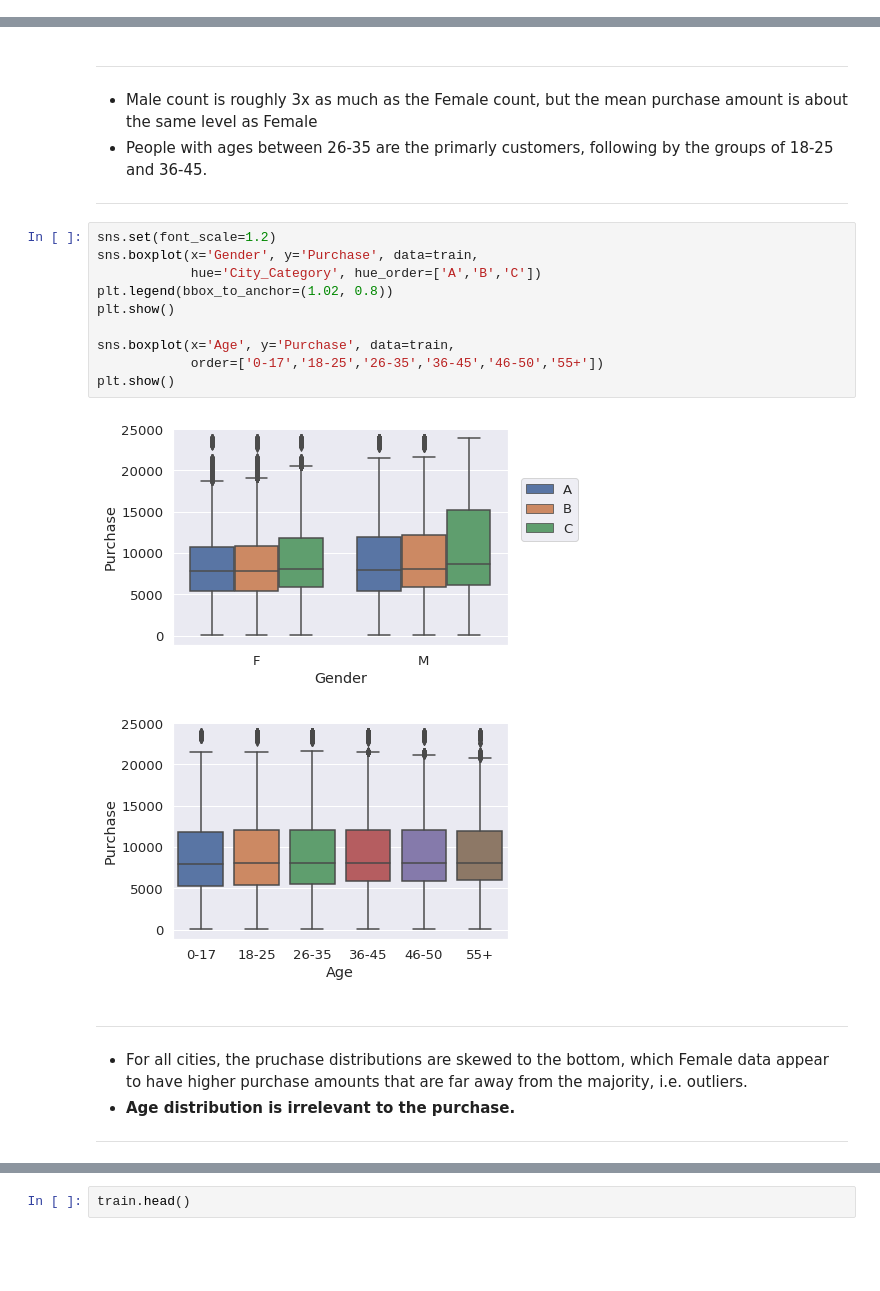
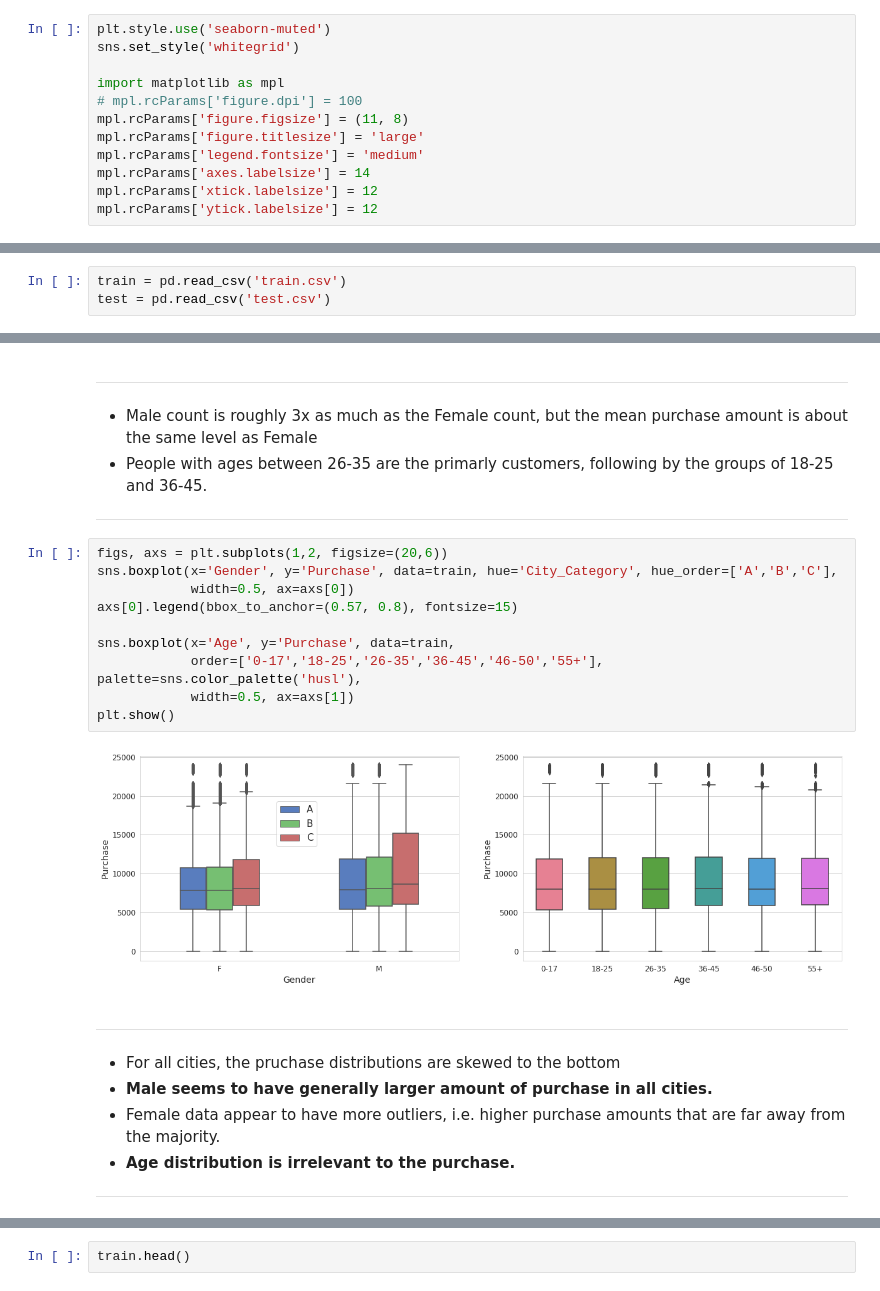
Before and after one commit to bcjuang/Black_Friday_Sale_Prediction, a Jupyter notebook: Black_Friday_sales_dataset_final.ipynb, the cells around one changed output, grey strips where cells are left out. Saved outputs shown, nothing was run; the diff lists cells and outputs as text; blank space fills up the shorter version.

```diff
--- a/Black_Friday_sales_dataset_final.ipynb
+++ b/Black_Friday_sales_dataset_final.ipynb
@@ -54,5 +71,20 @@ train = pd.read_csv(train_csv_loc)
+# %%
+plt.style.use('seaborn-muted')
+sns.set_style('whitegrid')
+
+import matplotlib as mpl
+# mpl.rcParams['figure.dpi'] = 100
+mpl.rcParams['figure.figsize'] = (11, 8)
+mpl.rcParams['figure.titlesize'] = 'large'
+mpl.rcParams['legend.fontsize'] = 'medium'
+mpl.rcParams['axes.labelsize'] = 14
+mpl.rcParams['xtick.labelsize'] = 12
+mpl.rcParams['ytick.labelsize'] = 12
 # %% [markdown]
 ## Load data
+# %%
+train = pd.read_csv('train.csv')
+test = pd.read_csv('test.csv')
 # %%
 train.head()
 # %% [output]
@@ -113,20 +145,21 @@ Name: Age, dtype: int64
 - People with ages between 26-35 are the primarly customers, following by the groups of 18-25 and 36-45.
 ***
 # %%
-sns.set(font_scale=1.2)
-sns.boxplot(x='Gender', y='Purchase', data=train,
-            hue='City_Category', hue_order=['A','B','C'])
-plt.legend(bbox_to_anchor=(1.02, 0.8))
-plt.show()
+figs, axs = plt.subplots(1,2, figsize=(20,6))
+sns.boxplot(x='Gender', y='Purchase', data=train, hue='City_Category', hue_order=['A','B','C'],
+            width=0.5, ax=axs[0])
+axs[0].legend(bbox_to_anchor=(0.57, 0.8), fontsize=15)
 
 sns.boxplot(x='Age', y='Purchase', data=train,
-            order=['0-17','18-25','26-35','36-45','46-50','55+'])
+            order=['0-17','18-25','26-35','36-45','46-50','55+'], palette=sns.color_palette('husl'),
+            width=0.5, ax=axs[1])
 plt.show()
 # %% [output]
-[figure, old version]
+[figure, new version]
-[figure, removed]
 # %% [markdown]
 ***
-- For all cities, the pruchase distributions are skewed to the bottom, which Female data appear to have higher purchase amounts that are far away from the majority, i.e. outliers.
+- For all cities, the pruchase distributions are skewed to the bottom
+- **Male seems to have generally larger amount of purchase in all cities.**
+- Female data appear to have more outliers, i.e. higher purchase amounts that are far away from the majority.
 - **Age distribution is irrelevant to the purchase.**
 ***
```
Also changed, not shown: parts of 39 cells of this notebook.
